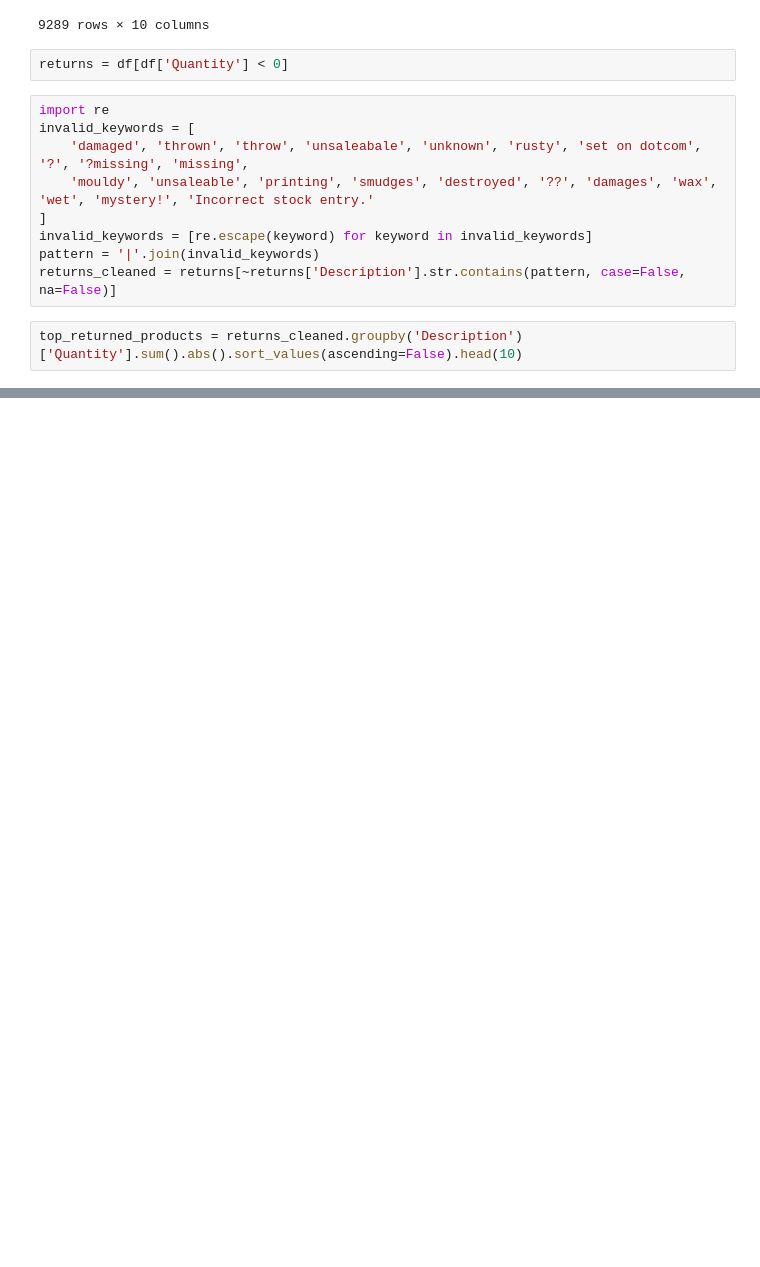
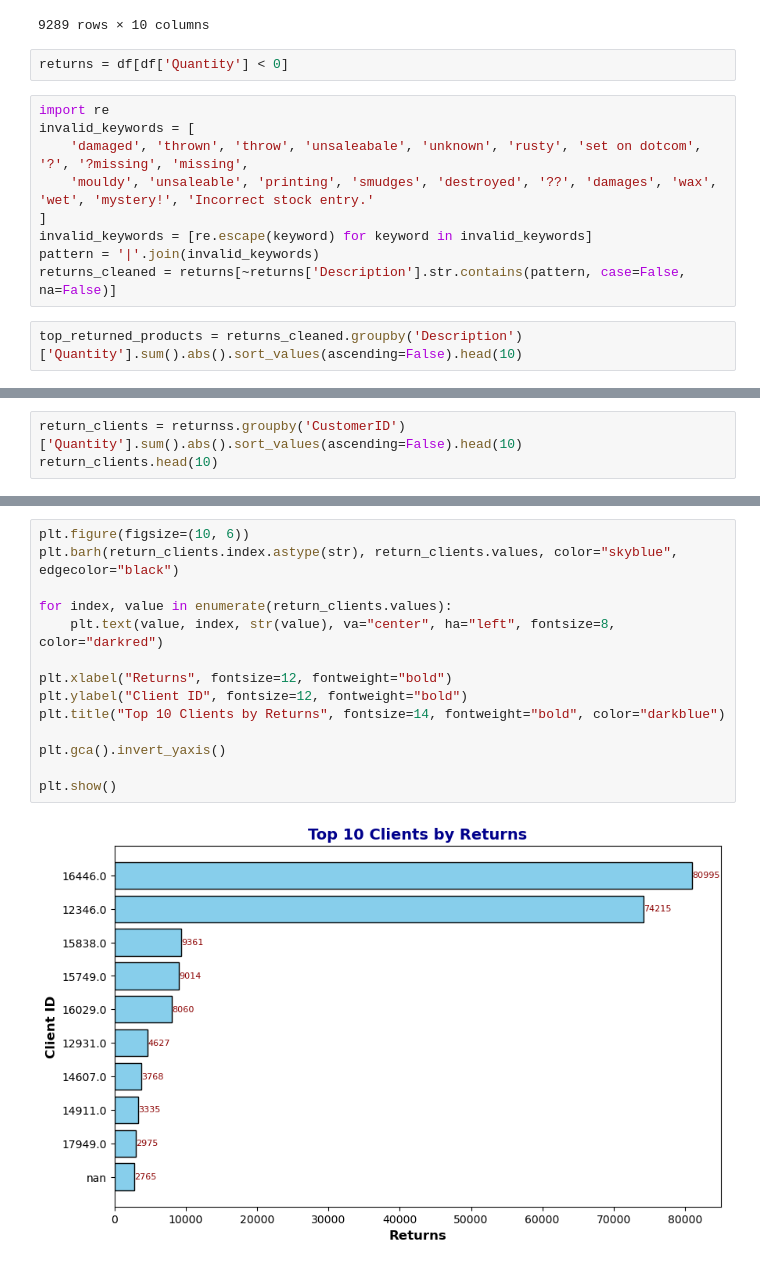
Before and after one commit to zazauserr/Data_Analyst_Pet_Projects, a Jupyter notebook: E-Commerce/project.ipynb, the cells around one changed output, grey strips where cells are left out. Cells and saved outputs as stored; diff of their text form; blank space fills up the shorter version.

```diff
--- a/E-Commerce/project.ipynb
+++ b/E-Commerce/project.ipynb
@@ -479,0 +560,3 @@ plt.show()
+# %%
+return_clients = returnss.groupby('CustomerID')['Quantity'].sum().abs().sort_values(ascending=False).head(10)
+return_clients.head(10)
@@ -479,0 +576,16 @@ plt.show()
+# %%
+plt.figure(figsize=(10, 6))
+plt.barh(return_clients.index.astype(str), return_clients.values, color="skyblue", edgecolor="black")
+
+for index, value in enumerate(return_clients.values):
+    plt.text(value, index, str(value), va="center", ha="left", fontsize=8, color="darkred")
+
+plt.xlabel("Returns", fontsize=12, fontweight="bold")
+plt.ylabel("Client ID", fontsize=12, fontweight="bold")
+plt.title("Top 10 Clients by Returns", fontsize=14, fontweight="bold", color="darkblue")
+
+plt.gca().invert_yaxis()
+
+plt.show()
+# %% [output]
+[figure, added]
```
Also changed, not shown: parts of 12 cells of this notebook.
